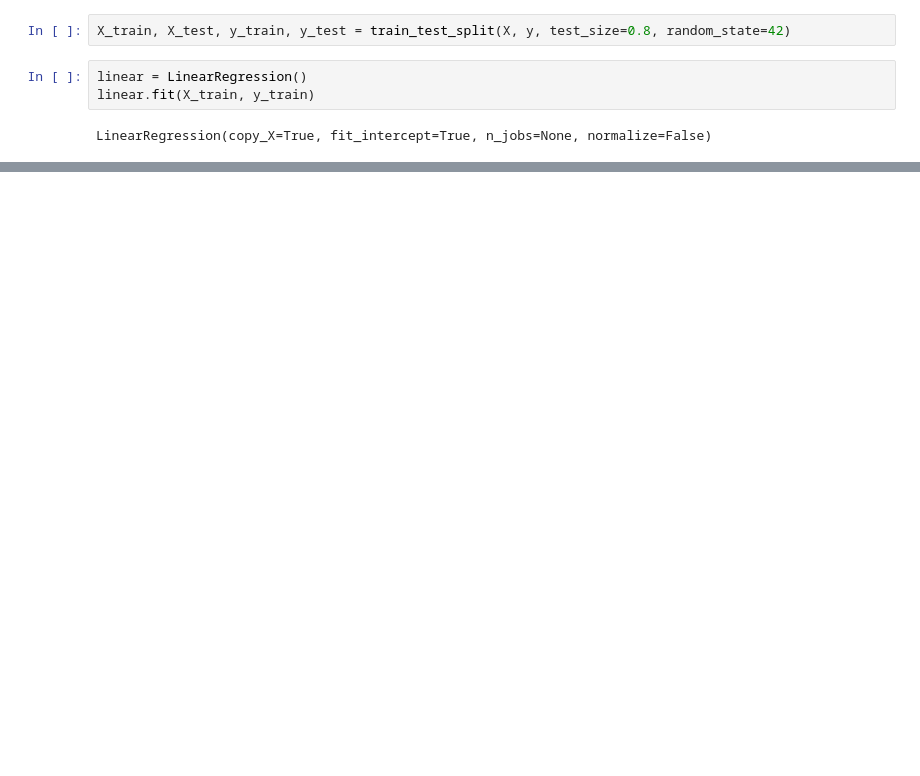
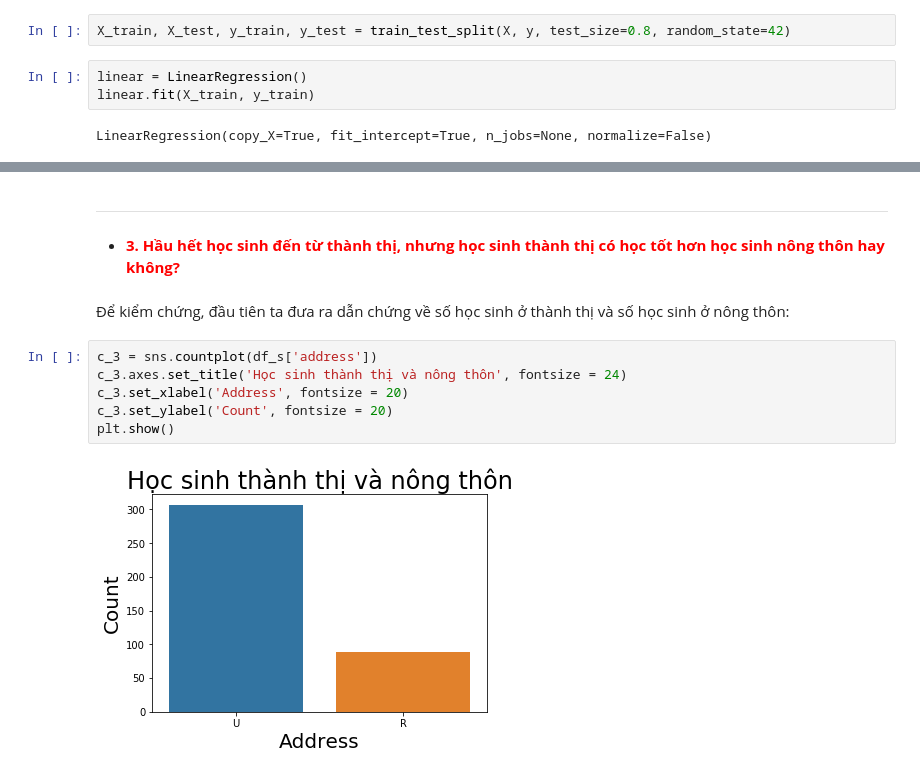
Before and after one commit to bason1999qn/Predict_Student_Performance, a Jupyter notebook: 1712732-ThaiBaSon.ipynb, the cells around one changed output, grey strips where cells are left out. Drawn from its saved outputs; the diff is of its cells as text; blank space fills up the shorter version.

```diff
--- a/1712732-ThaiBaSon.ipynb
+++ b/1712732-ThaiBaSon.ipynb
@@ -217,0 +231,14 @@ Fedu :  0.954990328569435
+# %% [markdown]
+---
+# %% [markdown]
+- **<font color=red> 3. Hầu hết học sinh đến từ thành thị, nhưng học sinh thành thị có học tốt hơn học sinh nông thôn hay không? </font>**
+# %% [markdown]
+Để kiểm chứng, đầu tiên ta đưa ra dẫn chứng về số học sinh ở thành thị và số học sinh ở nông thôn:
+# %%
+c_3 = sns.countplot(df_s['address'])
+c_3.axes.set_title('Học sinh thành thị và nông thôn', fontsize = 24)
+c_3.set_xlabel('Address', fontsize = 20)
+c_3.set_ylabel('Count', fontsize = 20)
+plt.show()
+# %% [output]
+[figure, added]
```
Also changed, not shown: parts of 8 cells of this notebook.
